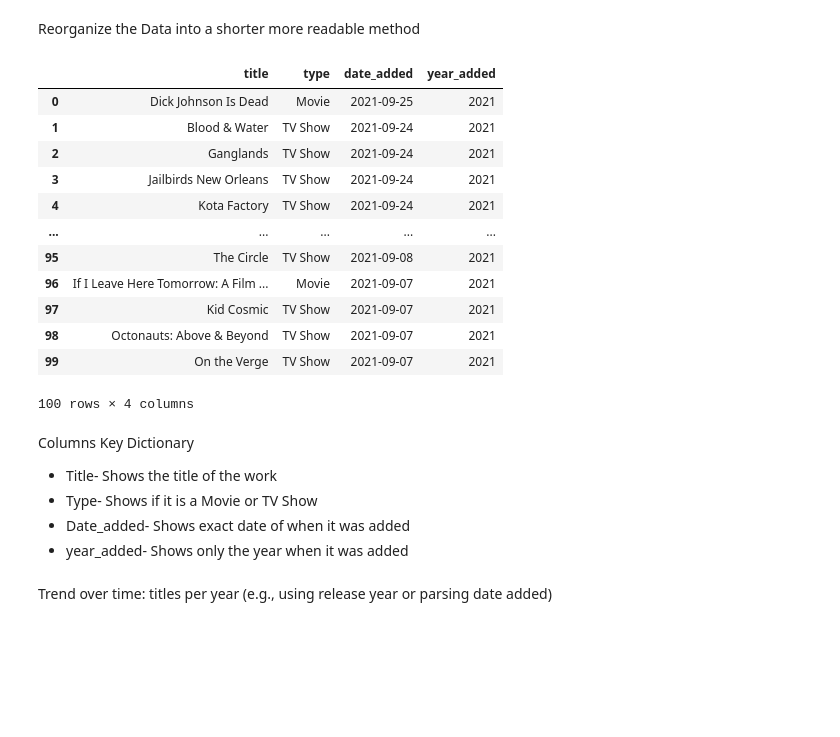
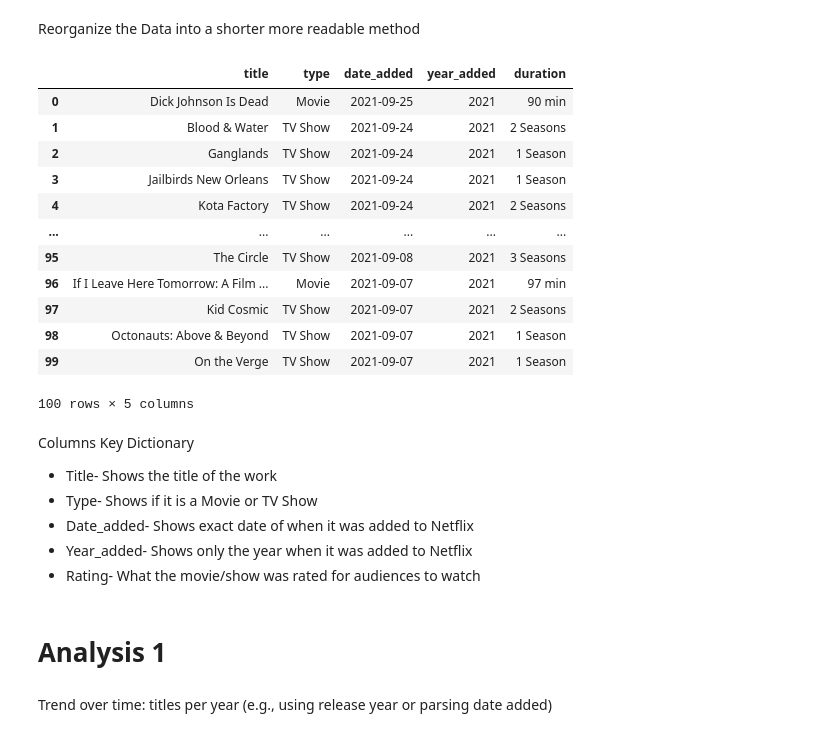
Before and after one commit to diegodominguezalb-lang/CS4379G-Data-Analysis-Visualization-Assignment-1, a Jupyter notebook: notebooks/analysis.ipynb, the cells around one changed output. Drawn from its saved outputs; the diff is of its cells as text; code cells hidden in the pictures; blank space fills up the shorter version.

```diff
--- a/notebooks/analysis.ipynb
+++ b/notebooks/analysis.ipynb
@@ -55,28 +58,31 @@ Reorganize the Data into a shorter more readable method
 # %%
 df["date_added"] = pd.to_datetime(df["date_added"], errors="coerce")
 df["year_added"] = df["date_added"].dt.year.astype("Int64")
 
-df[["title", "type", "date_added", "year_added"]].head(100)
+df[["title", "type", "date_added", "year_added","duration"]].head(100)
 # %% [output]
-|  | title | type | date_added | year_added |
-| 0 | Dick Johnson Is Dead | Movie | 2021-09-25 | 2021 |
-| 1 | Blood & Water | TV Show | 2021-09-24 | 2021 |
-| 2 | Ganglands | TV Show | 2021-09-24 | 2021 |
-| 3 | Jailbirds New Orleans | TV Show | 2021-09-24 | 2021 |
-| 4 | Kota Factory | TV Show | 2021-09-24 | 2021 |
-| ... | ... | ... | ... | ... |
-| 95 | The Circle | TV Show | 2021-09-08 | 2021 |
-| 96 | If I Leave Here Tomorrow: A Film ... | Movie | 2021-09-07 | 2021 |
-| 97 | Kid Cosmic | TV Show | 2021-09-07 | 2021 |
-| 98 | Octonauts: Above & Beyond | TV Show | 2021-09-07 | 2021 |
-| 99 | On the Verge | TV Show | 2021-09-07 | 2021 |
+|  | title | type | date_added | year_added | duration |
+| 0 | Dick Johnson Is Dead | Movie | 2021-09-25 | 2021 | 90 min |
+| 1 | Blood & Water | TV Show | 2021-09-24 | 2021 | 2 Seasons |
+| 2 | Ganglands | TV Show | 2021-09-24 | 2021 | 1 Season |
+| 3 | Jailbirds New Orleans | TV Show | 2021-09-24 | 2021 | 1 Season |
+| 4 | Kota Factory | TV Show | 2021-09-24 | 2021 | 2 Seasons |
+| ... | ... | ... | ... | ... | ... |
+| 95 | The Circle | TV Show | 2021-09-08 | 2021 | 3 Seasons |
+| 96 | If I Leave Here Tomorrow: A Film ... | Movie | 2021-09-07 | 2021 | 97 min |
+| 97 | Kid Cosmic | TV Show | 2021-09-07 | 2021 | 2 Seasons |
+| 98 | Octonauts: Above & Beyond | TV Show | 2021-09-07 | 2021 | 1 Season |
+| 99 | On the Verge | TV Show | 2021-09-07 | 2021 | 1 Season |
-100 rows × 4 columns
+100 rows × 5 columns
 # %% [markdown]
 Columns Key Dictionary
 - Title- Shows the title of the work
 - Type- Shows if it is a Movie or TV Show
-- Date_added- Shows exact date of when it was added
-- year_added- Shows only the year when it was added
+- Date_added- Shows exact date of when it was added to Netflix
+- Year_added- Shows only the year when it was added to Netflix
+- Rating- What the movie/show was rated for audiences to watch
+# %% [markdown]
+# Analysis 1
 # %% [markdown]
 
  Trend over time: titles per year (e.g., using release year or parsing date added)
```
Also changed, not shown: parts of 6 cells of this notebook.
